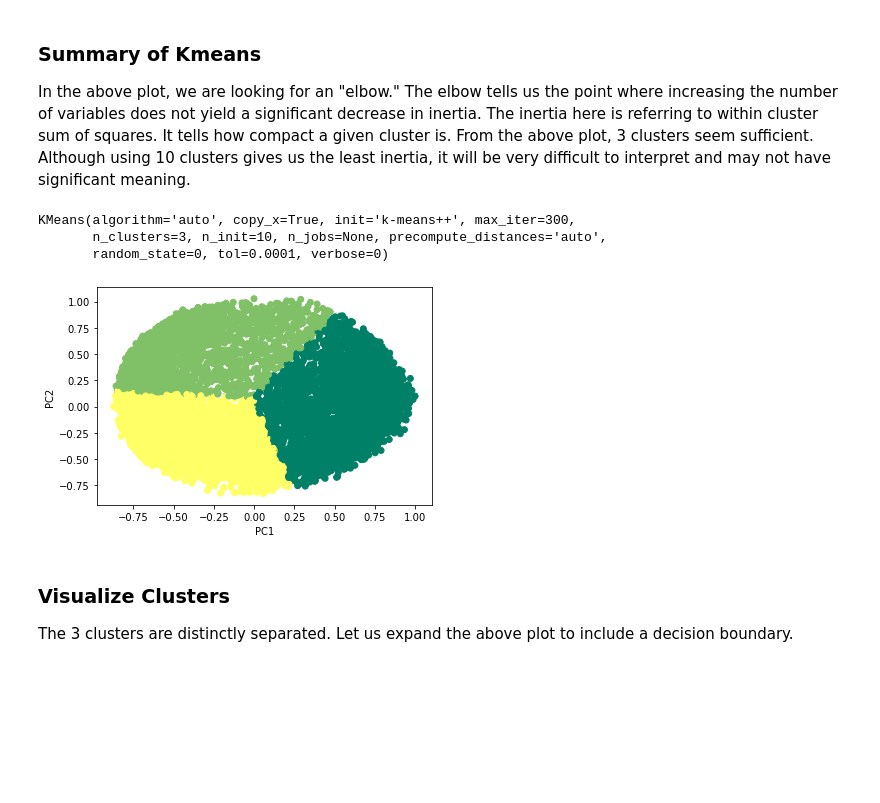
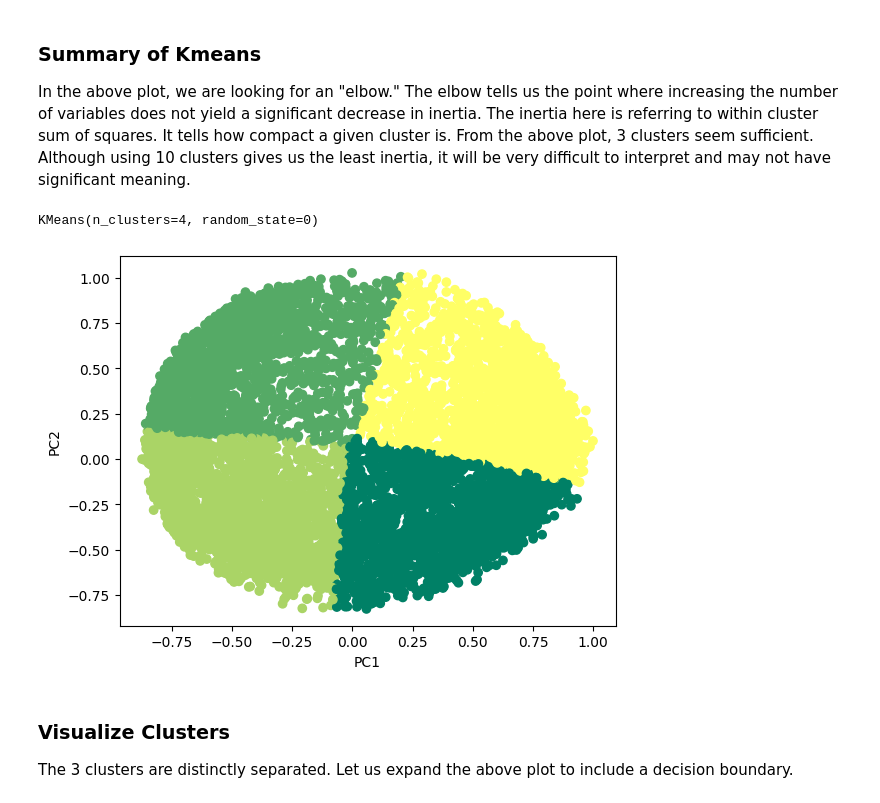
Before and after one commit to NextLevel-Hacks/moneyWise-backend, a Jupyter notebook: ai/models/Credit-Card-Clustering-PCA-Kmeans/Credit Card Clustering (PCA + Kmeans).ipynb, the cells around one changed output. Cells and saved outputs as stored; diff of their text form; code cells hidden in the pictures; blank space fills up the shorter version.

```diff
--- a/ai/models/Credit-Card-Clustering-PCA-Kmeans/Credit Card Clustering (PCA + Kmeans).ipynb
+++ b/ai/models/Credit-Card-Clustering-PCA-Kmeans/Credit Card Clustering (PCA + Kmeans).ipynb
@@ -170,22 +169,20 @@ plt.show()
 
 In the above plot, we are looking for an "elbow." The elbow tells us the point where increasing the number of variables does not yield a significant decrease in inertia. The inertia here is referring to within cluster sum of squares. It tells how compact a given cluster is. From the above plot, 3 clusters seem sufficient. Although using 10 clusters gives us the least inertia, it will be very difficult to interpret and may not have significant meaning.
 # %%
-kmeans = KMeans(n_clusters=3, random_state=0)
+kmeans = KMeans(n_clusters=4, random_state=0)
 kmeans.fit(pca_ccData)
 # %% [output]
-KMeans(algorithm='auto', copy_x=True, init='k-means++', max_iter=300,
-       n_clusters=3, n_init=10, n_jobs=None, precompute_distances='auto',
-       random_state=0, tol=0.0001, verbose=0)
+KMeans(n_clusters=4, random_state=0)
 # %%
 plt.scatter(pca_ccData[:,0], pca_ccData[:,1],
-            c = KMeans(n_clusters = 3).fit_predict(pca_ccData),
+            c = KMeans(n_clusters = 4).fit_predict(pca_ccData),
             cmap = plt.cm.summer)
 plt.xlabel("PC1")
 plt.ylabel("PC2")
 
 plt.show()
 # %% [output]
-[figure, old version]
+[figure, new version]
 # %% [markdown]
 ### Visualize Clusters
 
```
Also changed, not shown: parts of 9 cells of this notebook, 4 other files.
